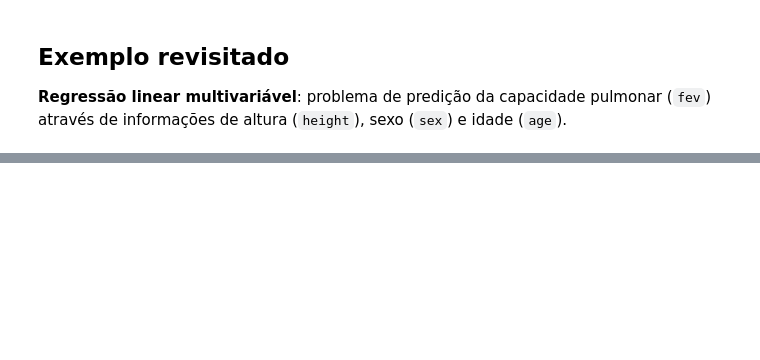
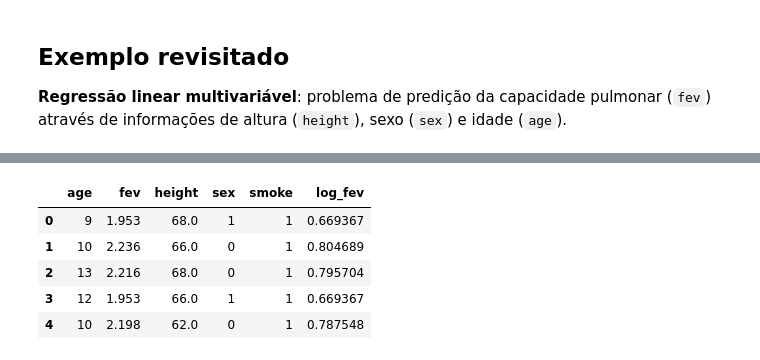
Before and after one commit to joaolpt/eba-analista, a Jupyter notebook: python/aulas_python_II/funcções.ipynb, the cells around one changed output, grey strips where cells are left out. Cells and saved outputs as stored; diff of their text form; code cells hidden in the pictures; blank space fills up the shorter version.

Commit message:
args kwargs, apply e lambda

```diff
--- a/python/aulas_python_II/funcções.ipynb
+++ b/python/aulas_python_II/funcções.ipynb
@@ -194,0 +356,17 @@ Exemplo: considere que você tem um dataframe como o apresentado abaixo, como ca
+# %%
+df_limpo = df.drop(columns=["Unnamed: 0"])
+
+df_limpo["smoke"] = df_limpo["smoke"].apply(lambda x: 1 if x== "sim" else 0)
+
+df_limpo["sex"] = df_limpo["sex"].apply(lambda x: 1 if x == "masculino" else 0)
+
+df_limpo["log_fev"] = np.log(df_limpo["fev"])
+
+df_limpo.head()
+# %% [output]
+|  | age | fev | height | sex | smoke | log_fev |
+| 0 | 9 | 1.953 | 68.0 | 1 | 1 | 0.669367 |
+| 1 | 10 | 2.236 | 66.0 | 0 | 1 | 0.804689 |
+| 2 | 13 | 2.216 | 68.0 | 0 | 1 | 0.795704 |
+| 3 | 12 | 1.953 | 66.0 | 1 | 1 | 0.669367 |
+| 4 | 10 | 2.198 | 62.0 | 0 | 1 | 0.787548 |
```
Also changed, not shown: parts of 21 cells of this notebook, 1 other file.
